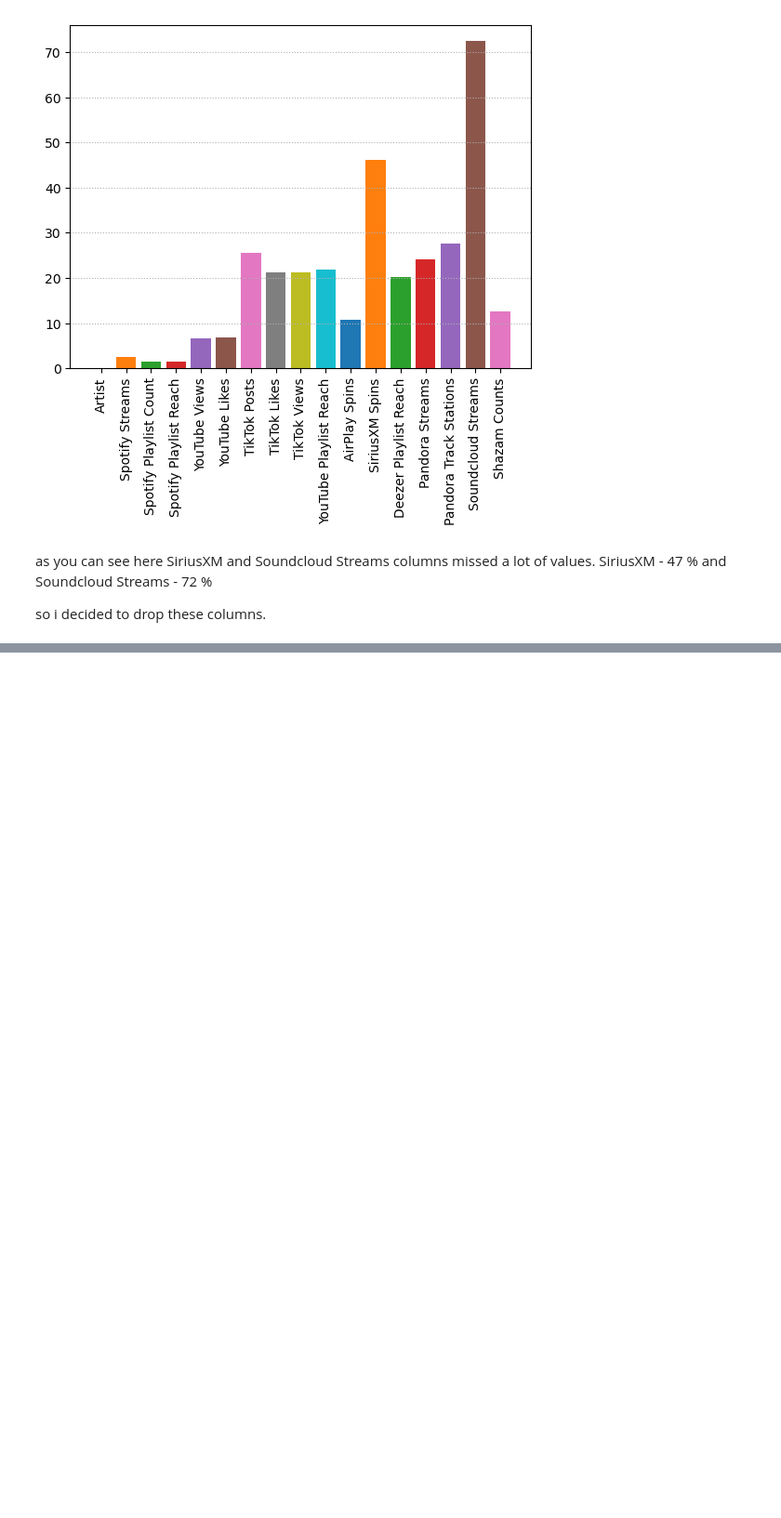
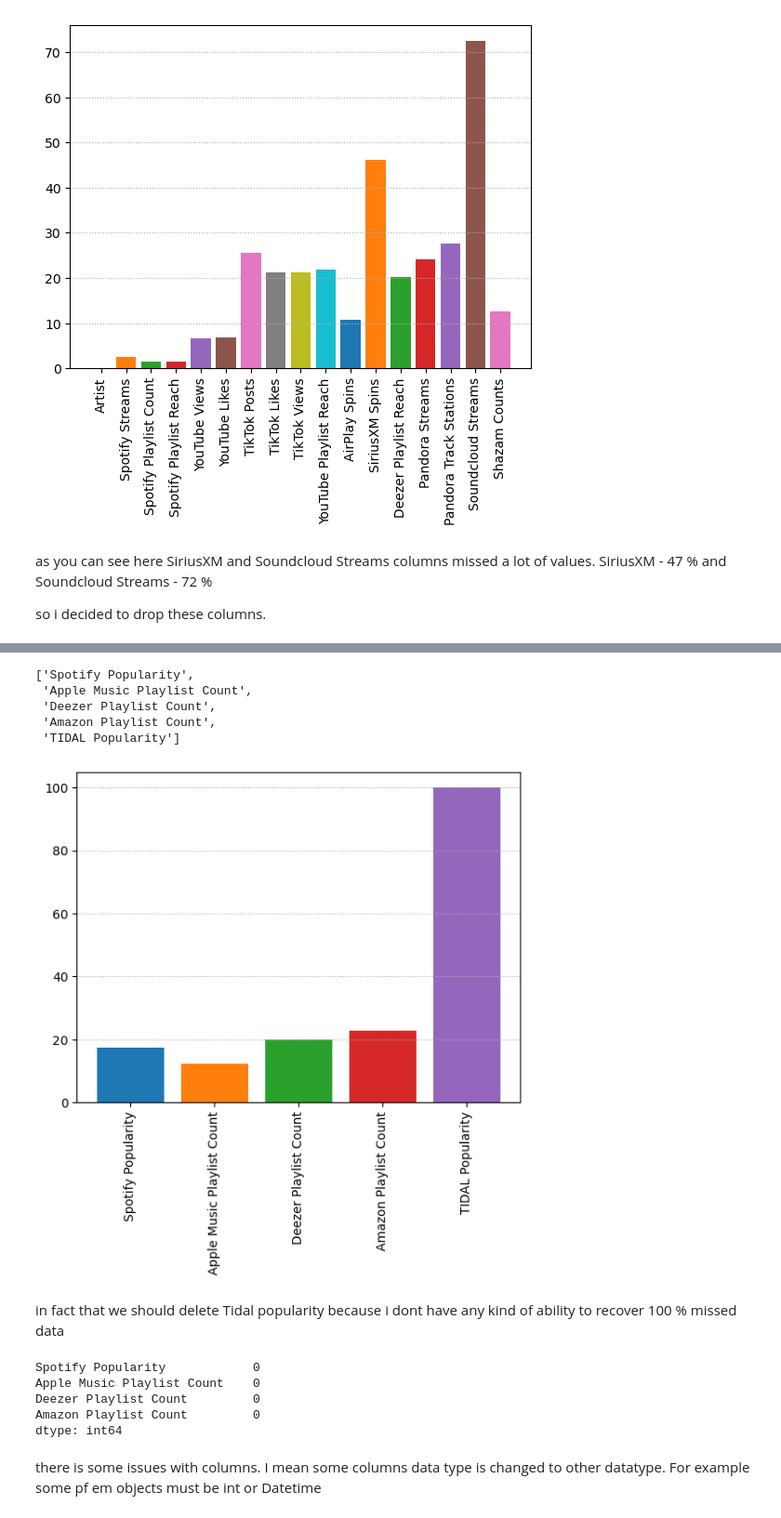
Before and after one commit to azamatzakirovch18/Spotify, a Jupyter notebook: Spotify.ipynb, the cells around one changed output, grey strips where cells are left out. Shown at 93% size. Drawn from its saved outputs; the diff is of its cells as text; code cells hidden in the pictures; blank space fills up the shorter version.

Commit message:
i have finished filling missed values and changing the data types of columns

```diff
--- a/Spotify.ipynb
+++ b/Spotify.ipynb
@@ -203,0 +204,20 @@ dtype: int64
+# %%
+floats
+# %% [output]
+['Spotify Popularity',
+ 'Apple Music Playlist Count',
+ 'Deezer Playlist Count',
+ 'Amazon Playlist Count',
+ 'TIDAL Popularity']
+# %%
+fig,ax = plt.subplots()
+for i in floats:
+    k = ax.bar(i,df[i].isnull().sum() / 46)
+
+ax.grid(True,which = 'both',axis = 'y', linestyle = ':')
+plt.xticks(rotation = 90)
+plt.show()
+# %% [output]
+[figure, added]
+# %% [markdown]
+in fact that we should delete Tidal popularity because i dont have any kind of ability to recover 100 % missed data
@@ -203,0 +234,10 @@ dtype: int64
+# %%
+df[floats].isnull().sum()
+# %% [output]
+Spotify Popularity            0
+Apple Music Playlist Count    0
+Deezer Playlist Count         0
+Amazon Playlist Count         0
+dtype: int64
+# %% [markdown]
+there is some issues with columns. I mean some columns data type is changed to other datatype. For example some pf em objects must be int or Datetime
```
Also changed, not shown: parts of 10 cells of this notebook.
